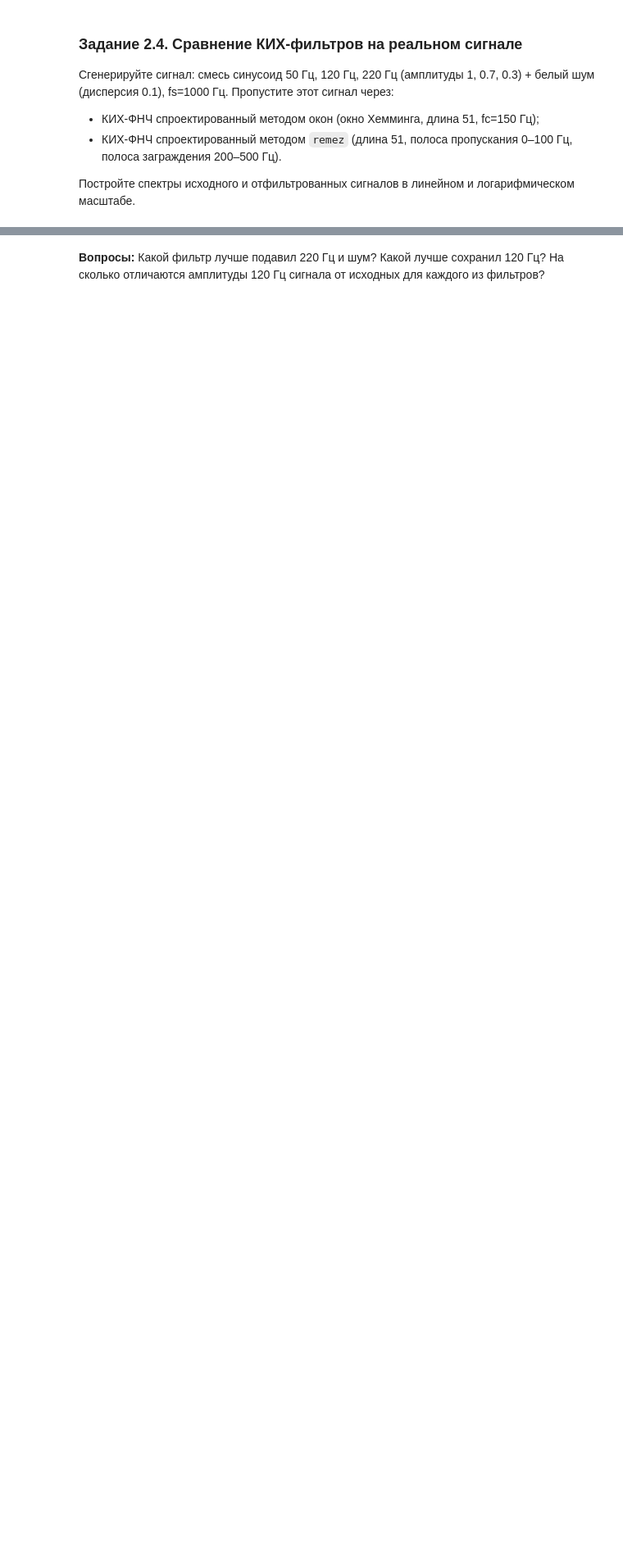
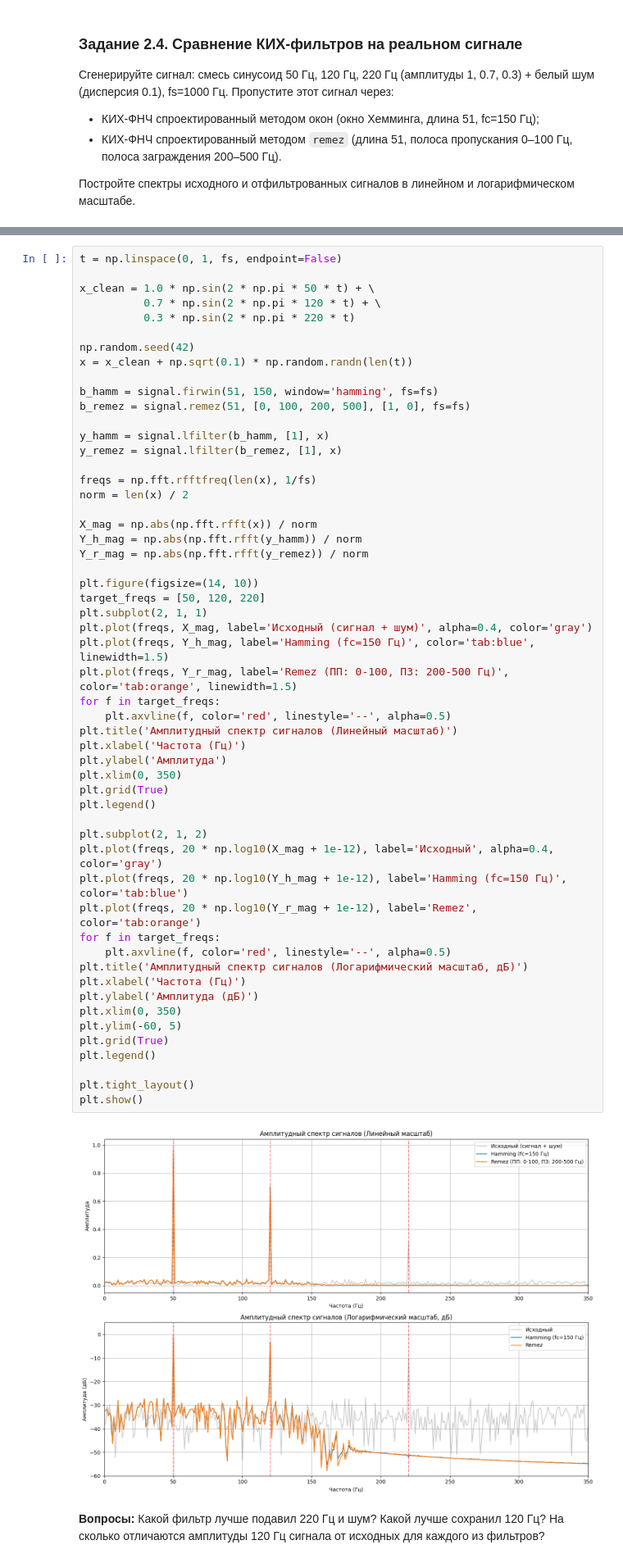
Before and after one commit to ilya-agafonov/dsp-seminars, a Jupyter notebook: seminars/6_Agafonov.ipynb, the cells around one changed output, grey strips where cells are left out. Shown at 82% size. Saved outputs shown, nothing was run; the diff lists cells and outputs as text; blank space fills up the shorter version.

```diff
--- a/seminars/6_Agafonov.ipynb
+++ b/seminars/6_Agafonov.ipynb
@@ -189,2 +251,58 @@ plt.show()
+# %%
+t = np.linspace(0, 1, fs, endpoint=False)
+
+x_clean = 1.0 * np.sin(2 * np.pi * 50 * t) + \
+          0.7 * np.sin(2 * np.pi * 120 * t) + \
+          0.3 * np.sin(2 * np.pi * 220 * t)
+
+np.random.seed(42)
+x = x_clean + np.sqrt(0.1) * np.random.randn(len(t))
+
+b_hamm = signal.firwin(51, 150, window='hamming', fs=fs)
+b_remez = signal.remez(51, [0, 100, 200, 500], [1, 0], fs=fs)
+
+y_hamm = signal.lfilter(b_hamm, [1], x)
+y_remez = signal.lfilter(b_remez, [1], x)
+
+freqs = np.fft.rfftfreq(len(x), 1/fs)
+norm = len(x) / 2
+
+X_mag = np.abs(np.fft.rfft(x)) / norm
+Y_h_mag = np.abs(np.fft.rfft(y_hamm)) / norm
+Y_r_mag = np.abs(np.fft.rfft(y_remez)) / norm
+
+plt.figure(figsize=(14, 10))
+target_freqs = [50, 120, 220]
+plt.subplot(2, 1, 1)
+plt.plot(freqs, X_mag, label='Исходный (сигнал + шум)', alpha=0.4, color='gray')
+plt.plot(freqs, Y_h_mag, label='Hamming (fc=150 Гц)', color='tab:blue', linewidth=1.5)
+plt.plot(freqs, Y_r_mag, label='Remez (ПП: 0-100, ПЗ: 200-500 Гц)', color='tab:orange', linewidth=1.5)
+for f in target_freqs:
+    plt.axvline(f, color='red', linestyle='--', alpha=0.5)
+plt.title('Амплитудный спектр сигналов (Линейный масштаб)')
+plt.xlabel('Частота (Гц)')
+plt.ylabel('Амплитуда')
+plt.xlim(0, 350)
+plt.grid(True)
+plt.legend()
+
+plt.subplot(2, 1, 2)
+plt.plot(freqs, 20 * np.log10(X_mag + 1e-12), label='Исходный', alpha=0.4, color='gray')
+plt.plot(freqs, 20 * np.log10(Y_h_mag + 1e-12), label='Hamming (fc=150 Гц)', color='tab:blue')
+plt.plot(freqs, 20 * np.log10(Y_r_mag + 1e-12), label='Remez', color='tab:orange')
+for f in target_freqs:
+    plt.axvline(f, color='red', linestyle='--', alpha=0.5)
+plt.title('Амплитудный спектр сигналов (Логарифмический масштаб, дБ)')
+plt.xlabel('Частота (Гц)')
+plt.ylabel('Амплитуда (дБ)')
+plt.xlim(0, 350)
+plt.ylim(-60, 5)
+plt.grid(True)
+plt.legend()
+
+plt.tight_layout()
+plt.show()
+# %% [output]
+[figure, added]
 # %% [markdown]
 **Вопросы:** Какой фильтр лучше подавил 220 Гц и шум? Какой лучше сохранил 120 Гц? На сколько отличаются амплитуды 120 Гц сигнала от исходных для каждого из фильтров?
```
Also changed, not shown: parts of 25 cells of this notebook.
